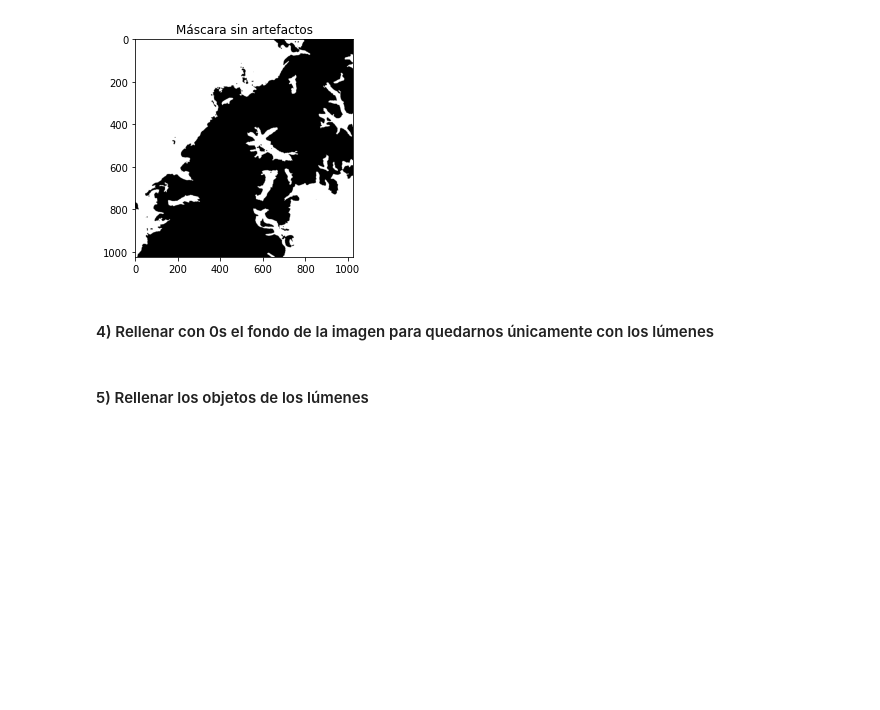
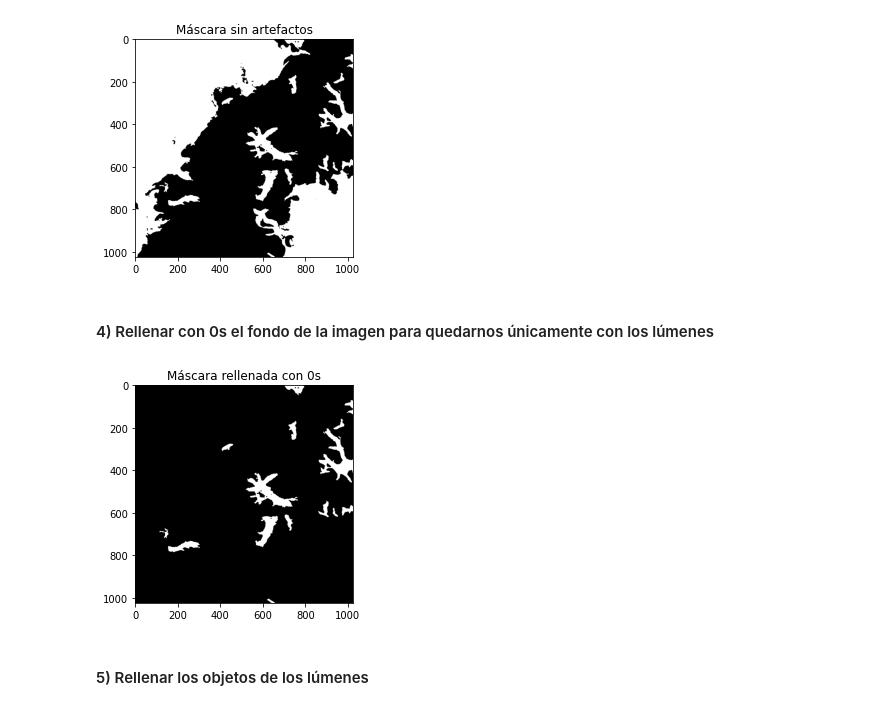
Before and after one commit to StevenMena/05MIAR---Aprendizaje_Supervisado, a Jupyter notebook: Actividad_C1_P1_MenaChavez_StevenAlberto.ipynb, the cells around one changed output. Drawn from its saved outputs; the diff is of its cells as text; code cells hidden in the pictures; blank space fills up the shorter version.

```diff
--- a/Actividad_C1_P1_MenaChavez_StevenAlberto.ipynb
+++ b/Actividad_C1_P1_MenaChavez_StevenAlberto.ipynb
@@ -85,8 +85,21 @@ plt.show()
 # %%
 # Aplicar el algoritmo de expansión a partir de semillas (region growing) de manera que únicamente los lúmenes sean blancos
 # y el resto de la imagen negra. Pista: utilizar dos semillas. Nota: Se pueden fijar las semillas de manera manual, pero
 # se valorará positivamente a aquell@s que desarrollen una función para encontrarlas automáticamente.
 # Visualizar la máscara resultante.
+mask_3 = mask_2.copy()
+mask_3 = mask_3.astype('uint8')
+h, w = mask_3.shape
+ref = np.zeros((h+2, w+2), np.uint8)
+
+cv2.floodFill(mask_3, ref, (0,0), 0) # Como nos interesa rellenar de negro, utilizamos el 0 en la última posición
+cv2.floodFill(mask_3, ref, (1000,1000), 0) # Como nos interesa rellenar de negro, utilizamos el 0 en la última posición
+
+plt.title('Máscara rellenada con 0s')
+plt.imshow(mask_3,cmap='gray')
+plt.show()
+# %% [output]
+[figure, added]
 # %% [markdown]
 #### 5) Rellenar los objetos de los lúmenes
 # %%
```
